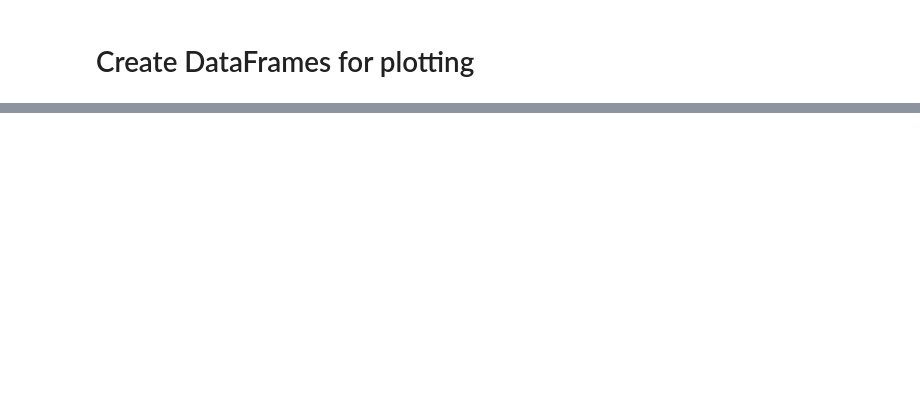
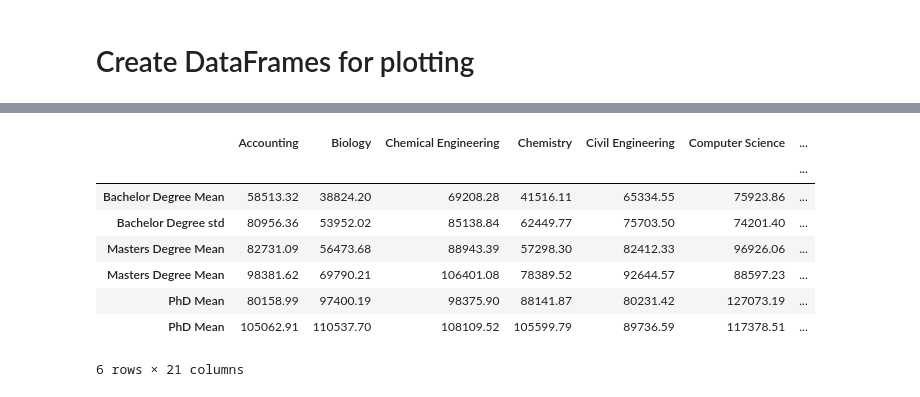
Before and after one commit to Romina-R/Group-Project-1, a Jupyter notebook: Project 1.ipynb, the cells around one changed output, grey strips where cells are left out. Cells and saved outputs as stored; diff of their text form; code cells hidden in the pictures; blank space fills up the shorter version.

```diff
--- a/Project 1.ipynb
+++ b/Project 1.ipynb
@@ -137,0 +210,55 @@ Name: FOD1P, dtype: int64
+# %%
+mean_df_cpy = mean_df.copy()
+std_df_cpy = std_df.copy()
+mean_df_cpy.reset_index(inplace=True)
+std_df_cpy.reset_index(inplace=True)
+# create consolidated dictionary for plotting
+data_dict = {}
+FOS_list = mean_df_cpy['Field of Study'].unique().tolist()
+
+#std_df_cpy[std_df_cpy['Field of Study'] == 'Nursing']
+data_dict[''] = ['Bachelor Degree Mean', 'Bachelor Degree std',
+                          'Masters Degree Mean', 'Masters Degree Mean',
+                          'PhD Mean', 'PhD Mean']
+for fos in FOS_list:
+    bs_mean = mean_df_cpy[(mean_df_cpy['Field of Study'] == fos) & \
+           (mean_df_cpy['Educational Attainment'] == 'Bachelors_Degree')]['Mean'].tolist()[0]
+    bs_std = std_df_cpy[(std_df_cpy['Field of Study'] == fos) & \
+           (std_df_cpy['Educational Attainment'] == 'Bachelors_Degree')]['std'].tolist()[0]
+
+    ms_mean = mean_df_cpy[(mean_df_cpy['Field of Study'] == fos) & \
+           (mean_df_cpy['Educational Attainment'] == 'Masters_Degree')]['Mean'].tolist()[0]
+    ms_std = std_df_cpy[(std_df_cpy['Field of Study'] == fos) & \
+           (std_df_cpy['Educational Attainment'] == 'Masters_Degree')]['std'].tolist()[0]
+
+    phd_mean = mean_df_cpy[(mean_df_cpy['Field of Study'] == fos) & \
+           (mean_df_cpy['Educational Attainment'] == 'PHD')]['Mean'].tolist()[0]
+    phd_std = std_df_cpy[(std_df_cpy['Field of Study'] == fos) & \
+           (std_df_cpy['Educational Attainment'] == 'PHD')]['std'].tolist()[0]
+
+    data_dict[fos] = [bs_mean, bs_std, ms_mean, ms_std, phd_mean, phd_std]
+
+comment = '''
+The data_dict template is:
+{<field labe>:<list of values>}
+
+{'Field of study':[ bachelors_degree_mean, bachelors_degree_std,
+                    masters_degree_mean, masters_degree_std,
+                    PhD_mean, PhD_std ]
+}
+'''
+#from pprint import pprint
+#pprint(data_dict)
+# %%
+data_df = pd.DataFrame(data_dict)
+data_df.set_index('')
+# %% [output]
+|  | Accounting | Biology | Chemical Engineering | Chemistry | Civil Engineering | Computer Science | ... |
+|  |  |  |  |  |  |  | ... |
+| Bachelor Degree Mean | 58513.32 | 38824.20 | 69208.28 | 41516.11 | 65334.55 | 75923.86 | ... |
+| Bachelor Degree std | 80956.36 | 53952.02 | 85138.84 | 62449.77 | 75703.50 | 74201.40 | ... |
+| Masters Degree Mean | 82731.09 | 56473.68 | 88943.39 | 57298.30 | 82412.33 | 96926.06 | ... |
+| Masters Degree Mean | 98381.62 | 69790.21 | 106401.08 | 78389.52 | 92644.57 | 88597.23 | ... |
+| PhD Mean | 80158.99 | 97400.19 | 98375.90 | 88141.87 | 80231.42 | 127073.19 | ... |
+| PhD Mean | 105062.91 | 110537.70 | 108109.52 | 105599.79 | 89736.59 | 117378.51 | ... |
+6 rows × 21 columns
```
Also changed, not shown: parts of 8 cells of this notebook, 1 other file.
